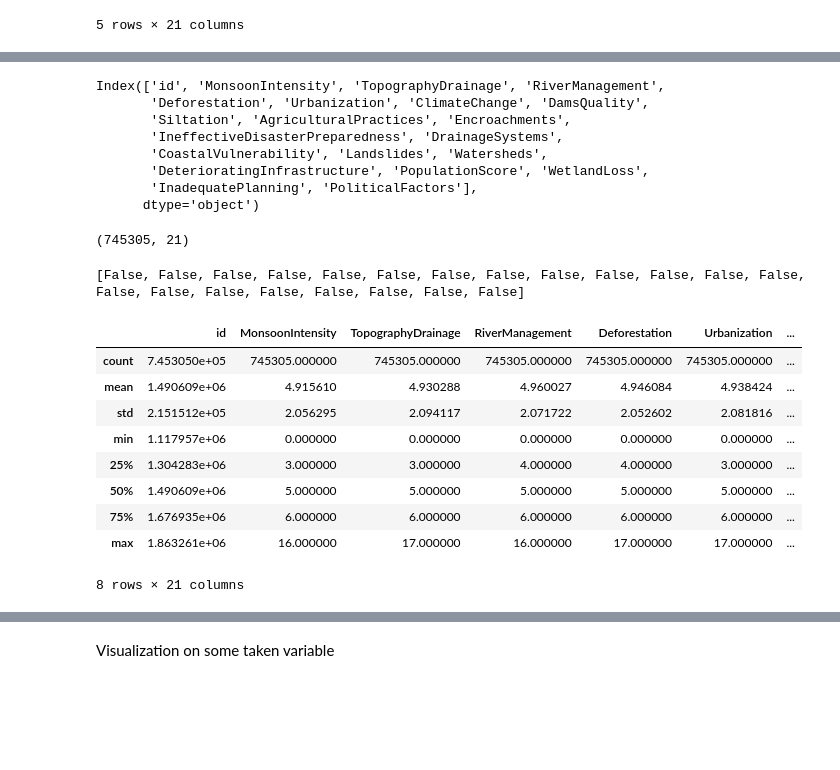
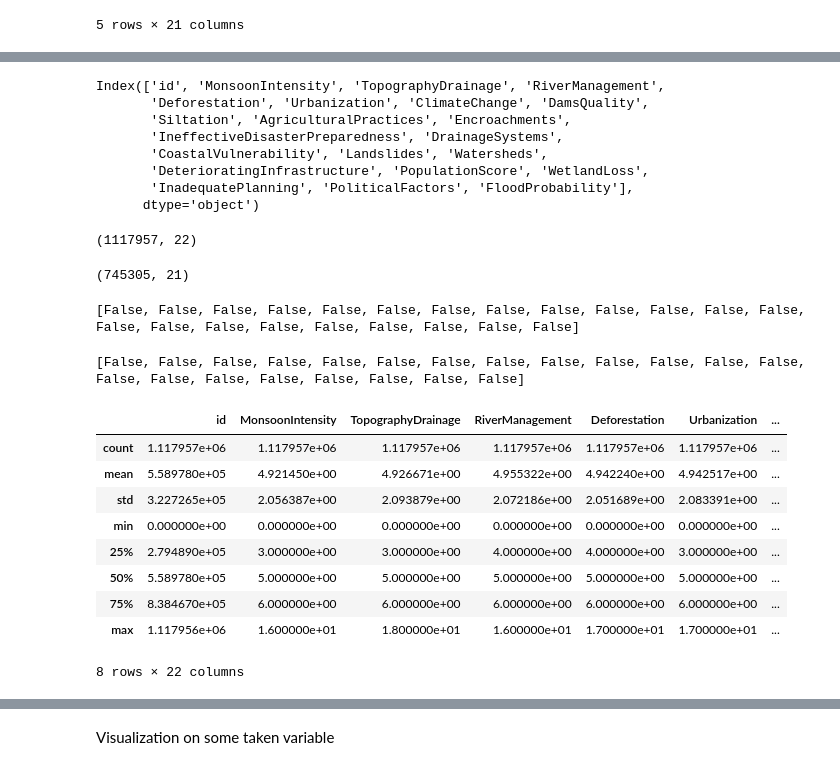
Before and after one commit to NazninNaharSr/DataScience, a Jupyter notebook: Flood_Prediction.ipynb, the cells around one changed output, grey strips where cells are left out. Drawn from its saved outputs; the diff is of its cells as text; code cells hidden in the pictures; blank space fills up the shorter version.

```diff
--- a/Flood_Prediction.ipynb
+++ b/Flood_Prediction.ipynb
@@ -25,8 +25,8 @@ for dirname, _, filenames in os.walk('/kaggle/input'):
 # %% [markdown]
 Load dataset
 # %%
-data = pd.read_csv('/kaggle/input/playground-series-s4e5/train.csv')
-data.head()
+train_data = pd.read_csv('/kaggle/input/playground-series-s4e5/train.csv')
+train_data.head()
 # %% [output]
 |  | id | MonsoonIntensity | TopographyDrainage | RiverManagement | Deforestation | Urbanization | ... |
 | 0 | 0 | 5 | 8 | 5 | 8 | 6 | ... |
@@ -49,6 +59,6 @@ data.head()
 # %%
 #list of columns
-print(data.columns)
+print(train_data.columns)
 # %% [output]
 Index(['id', 'MonsoonIntensity', 'TopographyDrainage', 'RiverManagement',
        'Deforestation', 'Urbanization', 'ClimateChange', 'DamsQuality',
@@ -56,28 +66,37 @@ Index(['id', 'MonsoonIntensity', 'TopographyDrainage', 'RiverManagement',
        'IneffectiveDisasterPreparedness', 'DrainageSystems',
        'CoastalVulnerability', 'Landslides', 'Watersheds',
        'DeterioratingInfrastructure', 'PopulationScore', 'WetlandLoss',
-       'InadequatePlanning', 'PoliticalFactors'],
+       'InadequatePlanning', 'PoliticalFactors', 'FloodProbability'],
       dtype='object')
 # %%
 #shape of data
-data.shape
+train_data.shape
 # %% [output]
-(745305, 21)
+(1117957, 22)
+# %%
+test_data.shape
+# %% [output]
+(745305, 21)
 # %%
 #check mising values
-print(list(data.isnull().any()))
+print(list(train_data.isnull().any()))
 # %% [output]
-[False, False, False, False, False, False, False, False, False, False, False, False, False, False, False, False, False, False, False, False, False]
+[False, False, False, False, False, False, False, False, False, False, False, False, False, False, False, False, False, False, False, False, False, False]
+# %%
+#check mising values
+print(list(test_data.isnull().any()))
+# %% [output]
+[False, False, False, False, False, False, False, False, False, False, False, False, False, False, False, False, False, False, False, False, False]
 # %%
-data.describe()
+train_data.describe()
 # %% [output]
 |  | id | MonsoonIntensity | TopographyDrainage | RiverManagement | Deforestation | Urbanization | ... |
-| count | 7.453050e+05 | 745305.000000 | 745305.000000 | 745305.000000 | 745305.000000 | 745305.000000 | ... |
-| mean | 1.490609e+06 | 4.915610 | 4.930288 | 4.960027 | 4.946084 | 4.938424 | ... |
-| std | 2.151512e+05 | 2.056295 | 2.094117 | 2.071722 | 2.052602 | 2.081816 | ... |
-| min | 1.117957e+06 | 0.000000 | 0.000000 | 0.000000 | 0.000000 | 0.000000 | ... |
-| 25% | 1.304283e+06 | 3.000000 | 3.000000 | 4.000000 | 4.000000 | 3.000000 | ... |
-| 50% | 1.490609e+06 | 5.000000 | 5.000000 | 5.000000 | 5.000000 | 5.000000 | ... |
-| 75% | 1.676935e+06 | 6.000000 | 6.000000 | 6.000000 | 6.000000 | 6.000000 | ... |
-| max | 1.863261e+06 | 16.000000 | 17.000000 | 16.000000 | 17.000000 | 17.000000 | ... |
+| count | 1.117957e+06 | 1.117957e+06 | 1.117957e+06 | 1.117957e+06 | 1.117957e+06 | 1.117957e+06 | ... |
+| mean | 5.589780e+05 | 4.921450e+00 | 4.926671e+00 | 4.955322e+00 | 4.942240e+00 | 4.942517e+00 | ... |
+| std | 3.227265e+05 | 2.056387e+00 | 2.093879e+00 | 2.072186e+00 | 2.051689e+00 | 2.083391e+00 | ... |
+| min | 0.000000e+00 | 0.000000e+00 | 0.000000e+00 | 0.000000e+00 | 0.000000e+00 | 0.000000e+00 | ... |
+| 25% | 2.794890e+05 | 3.000000e+00 | 3.000000e+00 | 4.000000e+00 | 4.000000e+00 | 3.000000e+00 | ... |
+| 50% | 5.589780e+05 | 5.000000e+00 | 5.000000e+00 | 5.000000e+00 | 5.000000e+00 | 5.000000e+00 | ... |
+| 75% | 8.384670e+05 | 6.000000e+00 | 6.000000e+00 | 6.000000e+00 | 6.000000e+00 | 6.000000e+00 | ... |
+| max | 1.117956e+06 | 1.600000e+01 | 1.800000e+01 | 1.600000e+01 | 1.700000e+01 | 1.700000e+01 | ... |
-8 rows × 21 columns
+8 rows × 22 columns
```
Also changed, not shown: parts of 23 cells of this notebook.
